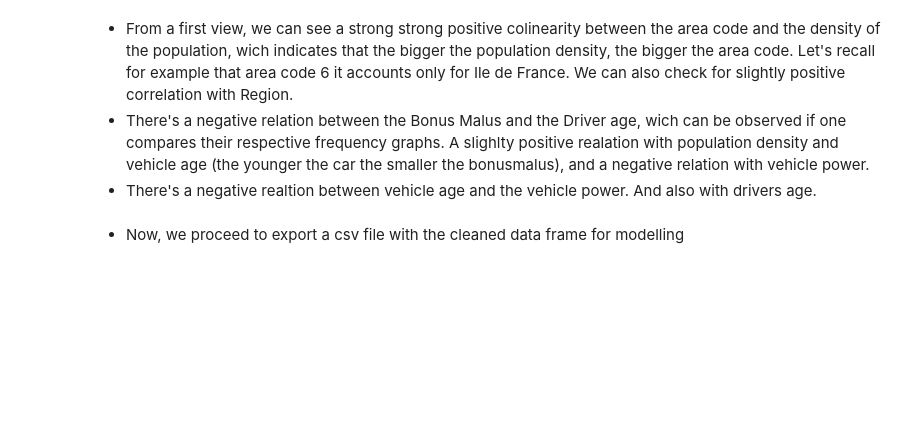
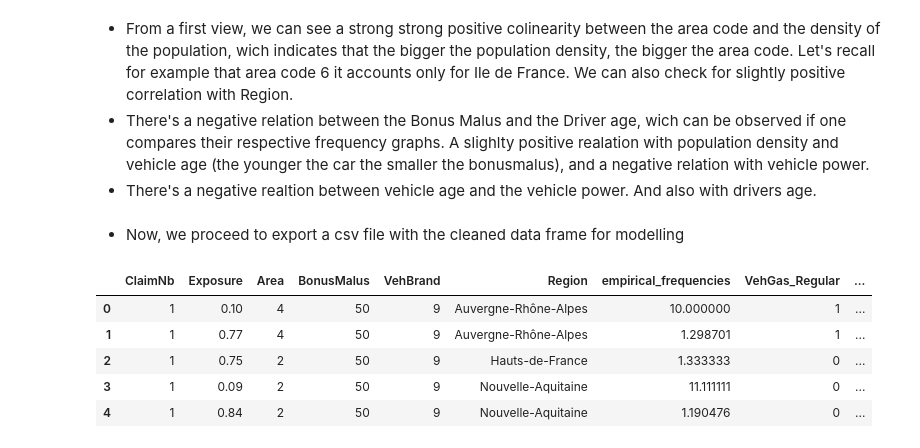
Before and after one commit to JulianTrufero/Claims-Frequency-Predicitons, a Jupyter notebook: Notebooks/claims_data.ipynb, the cells around one changed output. Cells and saved outputs as stored; diff of their text form; code cells hidden in the pictures; blank space fills up the shorter version.

```diff
--- a/Notebooks/claims_data.ipynb
+++ b/Notebooks/claims_data.ipynb
@@ -576,3 +594,12 @@ fig.savefig("correlations.png");
 - Now, we proceed to export a csv file with the cleaned data frame for modelling
 # %%
 claimsdf.to_csv('claimsdf_1.csv', index = False)
+# %%
+claimsdf.head()
+# %% [output]
+|  | ClaimNb | Exposure | Area | BonusMalus | VehBrand | Region | empirical_frequencies | VehGas_Regular | ... |
+| 0 | 1 | 0.10 | 4 | 50 | 9 | Auvergne-Rhône-Alpes | 10.000000 | 1 | ... |
+| 1 | 1 | 0.77 | 4 | 50 | 9 | Auvergne-Rhône-Alpes | 1.298701 | 1 | ... |
+| 2 | 1 | 0.75 | 2 | 50 | 9 | Hauts-de-France | 1.333333 | 0 | ... |
+| 3 | 1 | 0.09 | 2 | 50 | 9 | Nouvelle-Aquitaine | 11.111111 | 0 | ... |
+| 4 | 1 | 0.84 | 2 | 50 | 9 | Nouvelle-Aquitaine | 1.190476 | 0 | ... |
```
Also changed, not shown: parts of 12 cells of this notebook, 20 other files.
